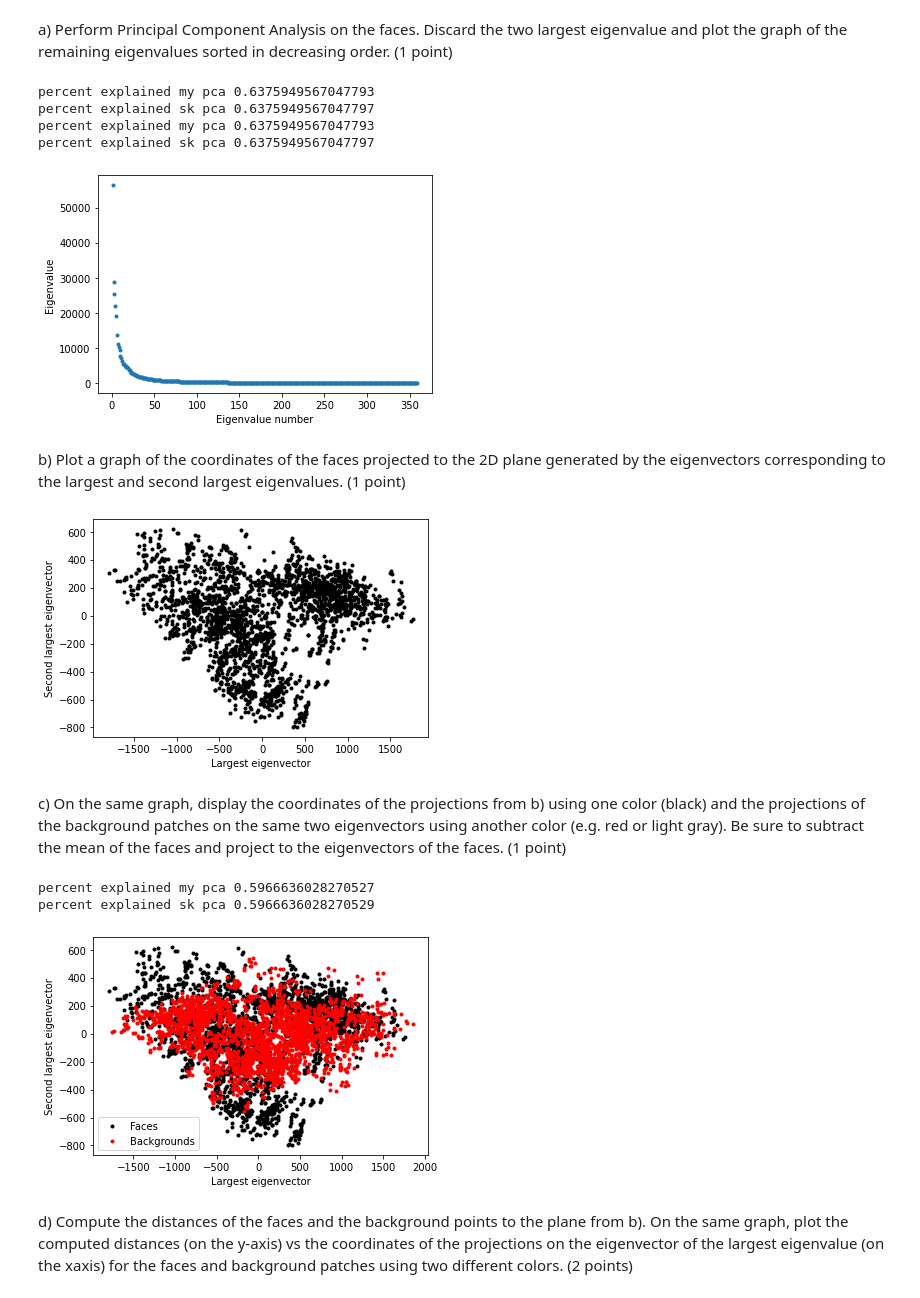
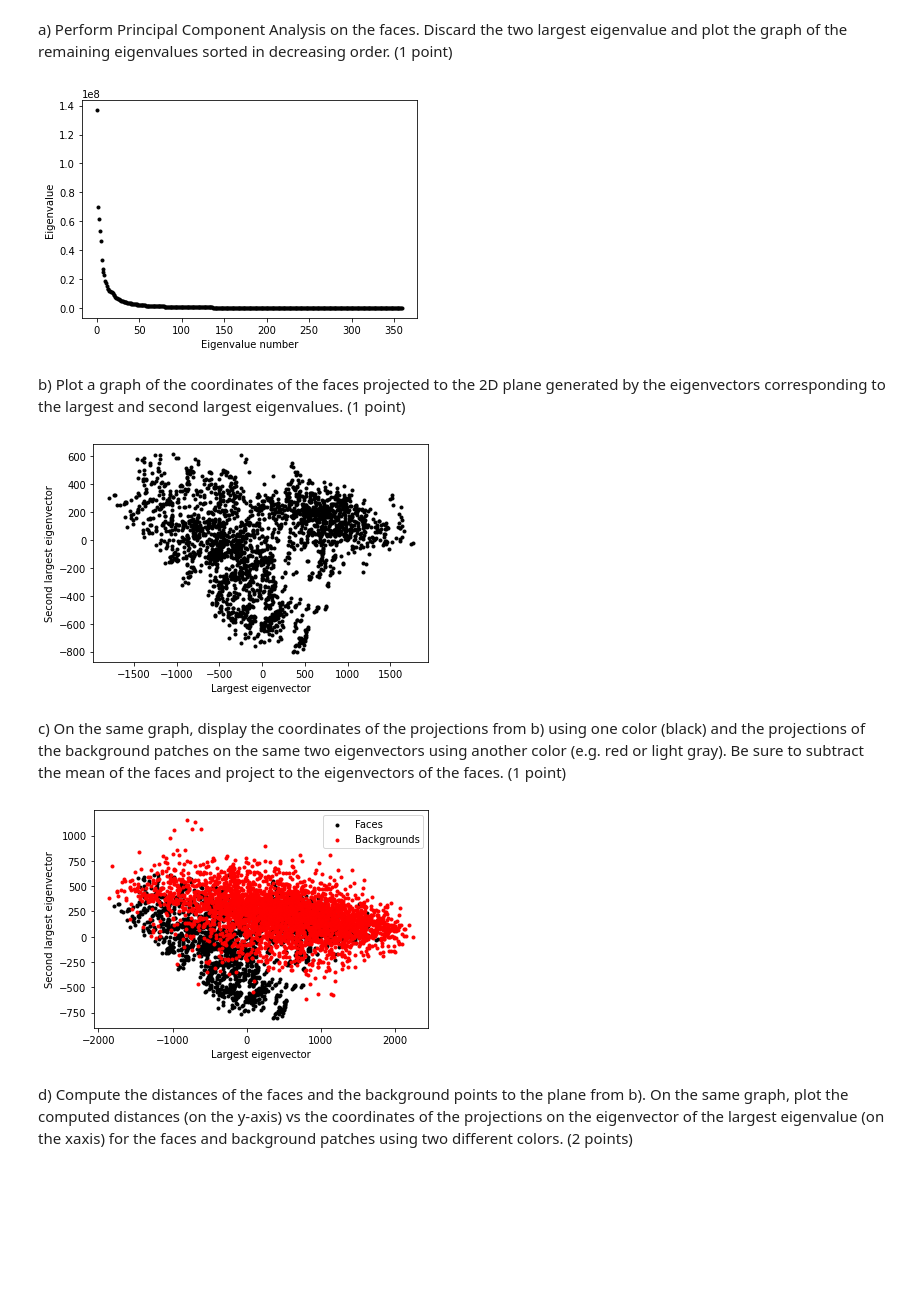
Before and after one commit to Kosaro/MachineLearningAssignments, a Jupyter notebook: PCA.ipynb, the cells around one changed output. Drawn from its saved outputs; the diff is of its cells as text; code cells hidden in the pictures; blank space fills up the shorter version.

```diff
--- a/PCA.ipynb
+++ b/PCA.ipynb
@@ -28,20 +28,14 @@ def get_faces():
 def get_backgrounds():
     return load_images('data/backgrounds/')
 # %%
-from sklearn.decomposition import PCA as skpca
 def PCA(data):
-    pca = skpca(None)
-    other_result = pca.fit_transform(data)
-    #plt.scatter(other_result[:,0], other_result[:,1], marker='.')
-    #plt.show()
     # standardize data
     data = data.astype(np.float)
     data -= np.mean(data, axis=0)
 
-    covariance = np.cov(data.T)
-    values, vectors = np.linalg.eig(covariance)
+    #covariance = np.cov(data.T)
+    #values, vectors = np.linalg.eig(covariance)
+    values, vectors = np.linalg.eig(data.T@data)
     vectors = vectors[np.abs(values).argsort()[::-1]]
-    num_pc = 2
-    print("percent explained my pca", np.sum(values[:num_pc])/np.sum(values))
-    print("percent explained sk pca", np.sum(pca.explained_variance_ratio_[:num_pc]))
     return values, vectors
+PCA(get_faces())
@@ -53,20 +65,14 @@ order. (1 point)
 faces = get_faces()
 # %%
 values_faces, vectors_faces = PCA(faces)
-values_faces, vectors_faces = PCA(faces)
-# %% [output]
-percent explained my pca 0.6375949567047793
-percent explained sk pca 0.6375949567047797
-percent explained my pca 0.6375949567047793
-percent explained sk pca 0.6375949567047797
 # %%
 
-plt.scatter(np.arange(1,values_faces.size-1), values_faces[2:], marker='.')
+plt.scatter(np.arange(1,values_faces.size-1), values_faces[2:], marker='.', color="black")
 plt.xlabel("Eigenvalue number")
 plt.ylabel("Eigenvalue")
 plt.show()
 # %% [output]
-[figure, old version]
+[figure, new version]
 # %% [markdown]
 b) Plot a graph of the coordinates of the faces projected to the 2D plane generated
 by the eigenvectors corresponding to the largest and second largest eigenvalues.
@@ -81,7 +87,7 @@ plt.xlabel("Largest eigenvector")
 plt.ylabel("Second largest eigenvector")
 plt.show()
 # %% [output]
-[figure, old version]
+[figure, new version]
 # %% [markdown]
 c) On the same graph, display the coordinates of the projections from b) using one
 color (black) and the projections of the background patches on the same two
@@ -89,29 +95,26 @@ eigenvectors using another color (e.g. red or light gray). Be sure to subtract t
 mean of the faces and project to the eigenvectors of the faces. (1 point)
 # %%
 backgrounds = get_backgrounds()
-values_backgrounds, vectors_backgrounds= PCA(backgrounds)
+#values_backgrounds, vectors_backgrounds= PCA(backgrounds)
-# %% [output]
-percent explained my pca 0.5966636028270527
-percent explained sk pca 0.5966636028270529
 # %%
 plt.xlabel("Largest eigenvector")
 plt.ylabel("Second largest eigenvector")
 
-#values, vectors = PCA(faces)
+#values, vectors = PC(faces)
 data = faces.astype(np.float)
 data -= np.mean(faces, axis=0)
 result = vectors_faces.T.dot(data.T)
 plt.scatter(result[0], result[1], marker='.', color='black')
 
-data = faces.astype(np.float)
+data = backgrounds.astype(np.float)
 data -= np.mean(faces, axis=0)
-result = vectors_backgrounds.T.dot(data.T)
+result = vectors_faces.T.dot(data.T)
 plt.scatter(result[0], result[1], marker='.', color='red')
 
 plt.legend(["Faces", "Backgrounds"])
 plt.show()
 # %% [output]
-[figure, old version]
+[figure, new version]
 # %% [markdown]
 d) Compute the distances of the faces and the background points to the plane from
 b). On the same graph, plot the computed distances (on the y-axis) vs the coordinates of the
```
Also changed, not shown: parts of 6 cells of this notebook.
